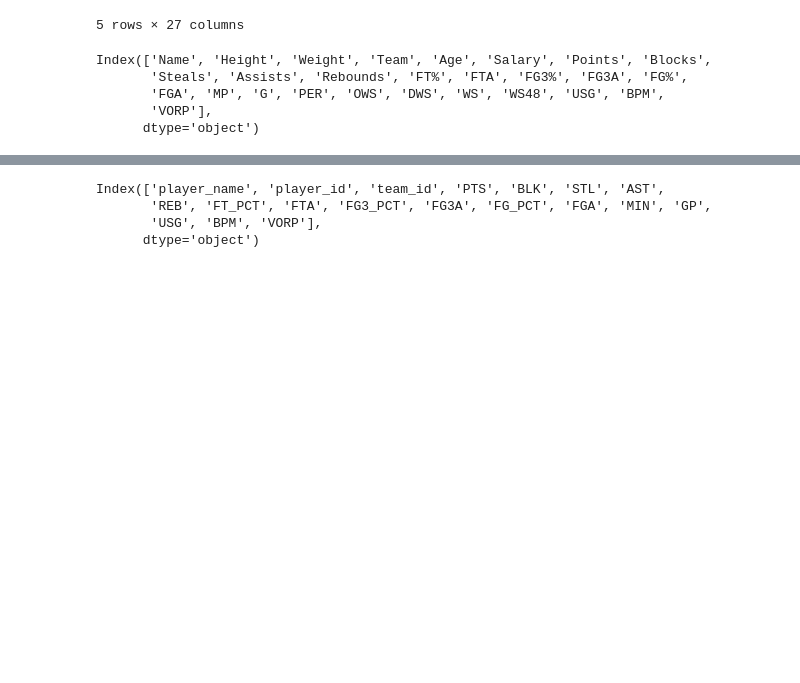
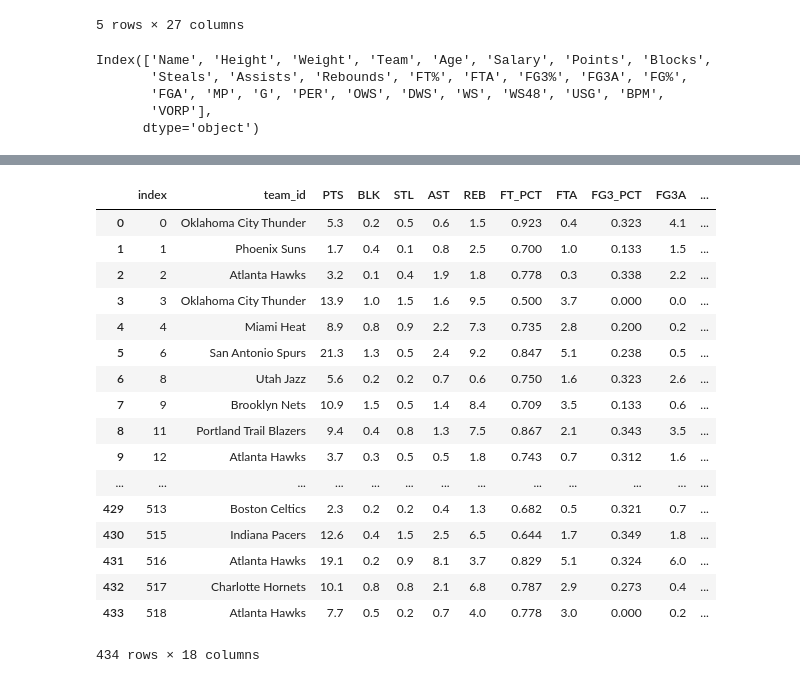
Before and after one commit to jnnhuynh-web/Team-4---Project-2---ETL---NBA, a Jupyter notebook: player stats - from csv.ipynb, the cells around one changed output, grey strips where cells are left out. Saved outputs shown, nothing was run; the diff lists cells and outputs as text; code cells hidden in the pictures; blank space fills up the shorter version.

```diff
--- a/player stats - from csv.ipynb
+++ b/player stats - from csv.ipynb
@@ -68,7 +71,21 @@ player_table.head()
-# %%
-player_table.columns
-# %% [output]
-Index(['player_name', 'player_id', 'team_id', 'PTS', 'BLK', 'STL', 'AST',
-       'REB', 'FT_PCT', 'FTA', 'FG3_PCT', 'FG3A', 'FG_PCT', 'FGA', 'MIN', 'GP',
-       'USG', 'BPM', 'VORP'],
-      dtype='object')
+# %%
+player_stats.dropna().reset_index()
+# %% [output]
+|  | index | team_id | PTS | BLK | STL | AST | REB | FT_PCT | FTA | FG3_PCT | FG3A | ... |
+| 0 | 0 | Oklahoma City Thunder | 5.3 | 0.2 | 0.5 | 0.6 | 1.5 | 0.923 | 0.4 | 0.323 | 4.1 | ... |
+| 1 | 1 | Phoenix Suns | 1.7 | 0.4 | 0.1 | 0.8 | 2.5 | 0.700 | 1.0 | 0.133 | 1.5 | ... |
+| 2 | 2 | Atlanta Hawks | 3.2 | 0.1 | 0.4 | 1.9 | 1.8 | 0.778 | 0.3 | 0.338 | 2.2 | ... |
+| 3 | 3 | Oklahoma City Thunder | 13.9 | 1.0 | 1.5 | 1.6 | 9.5 | 0.500 | 3.7 | 0.000 | 0.0 | ... |
+| 4 | 4 | Miami Heat | 8.9 | 0.8 | 0.9 | 2.2 | 7.3 | 0.735 | 2.8 | 0.200 | 0.2 | ... |
+| 5 | 6 | San Antonio Spurs | 21.3 | 1.3 | 0.5 | 2.4 | 9.2 | 0.847 | 5.1 | 0.238 | 0.5 | ... |
+| 6 | 8 | Utah Jazz | 5.6 | 0.2 | 0.2 | 0.7 | 0.6 | 0.750 | 1.6 | 0.323 | 2.6 | ... |
+| 7 | 9 | Brooklyn Nets | 10.9 | 1.5 | 0.5 | 1.4 | 8.4 | 0.709 | 3.5 | 0.133 | 0.6 | ... |
+| 8 | 11 | Portland Trail Blazers | 9.4 | 0.4 | 0.8 | 1.3 | 7.5 | 0.867 | 2.1 | 0.343 | 3.5 | ... |
+| 9 | 12 | Atlanta Hawks | 3.7 | 0.3 | 0.5 | 0.5 | 1.8 | 0.743 | 0.7 | 0.312 | 1.6 | ... |
+| ... | ... | ... | ... | ... | ... | ... | ... | ... | ... | ... | ... | ... |
+| 429 | 513 | Boston Celtics | 2.3 | 0.2 | 0.2 | 0.4 | 1.3 | 0.682 | 0.5 | 0.321 | 0.7 | ... |
+| 430 | 515 | Indiana Pacers | 12.6 | 0.4 | 1.5 | 2.5 | 6.5 | 0.644 | 1.7 | 0.349 | 1.8 | ... |
+| 431 | 516 | Atlanta Hawks | 19.1 | 0.2 | 0.9 | 8.1 | 3.7 | 0.829 | 5.1 | 0.324 | 6.0 | ... |
+| 432 | 517 | Charlotte Hornets | 10.1 | 0.8 | 0.8 | 2.1 | 6.8 | 0.787 | 2.9 | 0.273 | 0.4 | ... |
+| 433 | 518 | Atlanta Hawks | 7.7 | 0.5 | 0.2 | 0.7 | 4.0 | 0.778 | 3.0 | 0.000 | 0.2 | ... |
+434 rows × 18 columns
```
Also changed, not shown: parts of 17 cells of this notebook, 2 other files.
